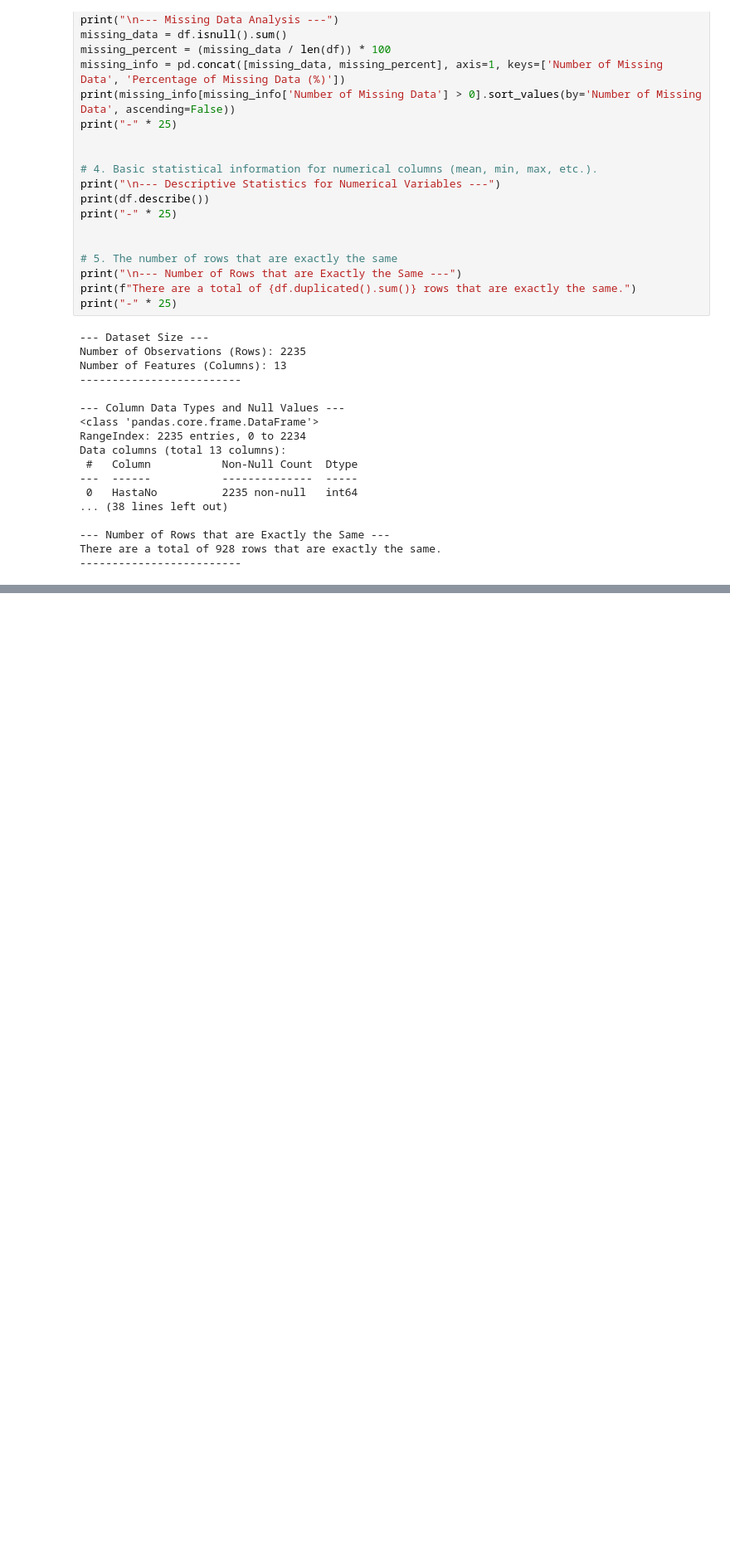
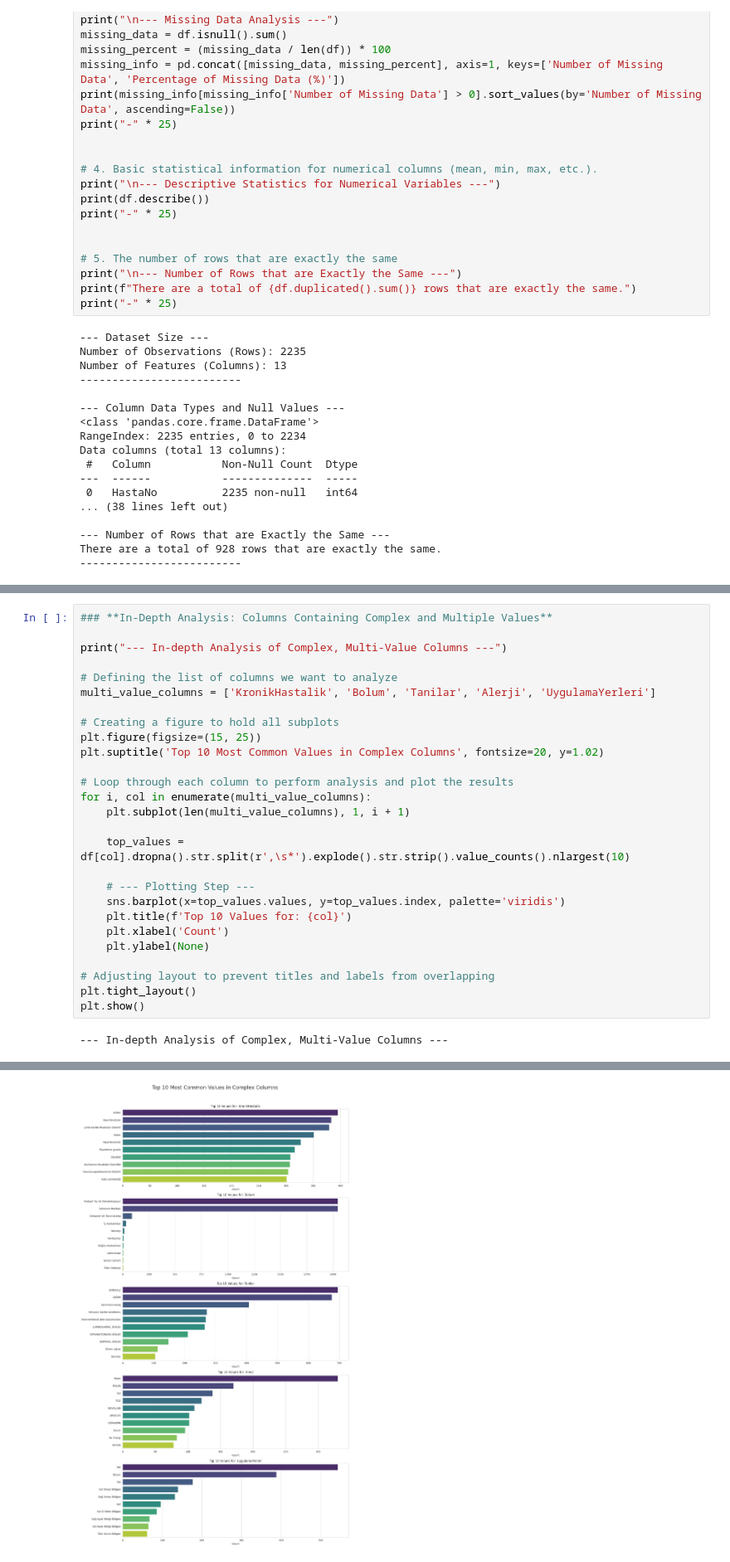
Before and after one commit to BerivanAyaz/Pusula_Berivan_Ayaz, a Jupyter notebook: Pusula_Case_Study.ipynb, the cells around one changed output, grey strips where cells are left out. Shown at 83% size. Saved outputs shown, nothing was run; the diff lists cells and outputs as text; blank space fills up the shorter version.

Commit message:
Phase 1: EDA - Frequency analysis of multi-value categorical features

```diff
--- a/Pusula_Case_Study.ipynb
+++ b/Pusula_Case_Study.ipynb
@@ -170,3 +172,32 @@ plt.tight_layout(rect=[0, 0, 1, 0.96])
 plt.show()
 # %% [output]
 [figure]
+# %%
+### **In-Depth Analysis: Columns Containing Complex and Multiple Values**
+
+print("--- In-depth Analysis of Complex, Multi-Value Columns ---")
+
+# Defining the list of columns we want to analyze
+multi_value_columns = ['KronikHastalik', 'Bolum', 'Tanilar', 'Alerji', 'UygulamaYerleri']
+
+# Creating a figure to hold all subplots
+plt.figure(figsize=(15, 25))
+plt.suptitle('Top 10 Most Common Values in Complex Columns', fontsize=20, y=1.02)
+
+# Loop through each column to perform analysis and plot the results
+for i, col in enumerate(multi_value_columns):
+    plt.subplot(len(multi_value_columns), 1, i + 1)
+
+    top_values = df[col].dropna().str.split(r',\s*').explode().str.strip().value_counts().nlargest(10)
+
+    # --- Plotting Step ---
+    sns.barplot(x=top_values.values, y=top_values.index, palette='viridis')
+    plt.title(f'Top 10 Values for: {col}')
+    plt.xlabel('Count')
+    plt.ylabel(None)
+
+# Adjusting layout to prevent titles and labels from overlapping
+plt.tight_layout()
+plt.show()
+# %% [output]
+--- In-depth Analysis of Complex, Multi-Value Columns ---
@@ -172,0 +223 @@ plt.show()
+[figure, added]
```
Also changed, not shown: parts of 2 cells of this notebook.
